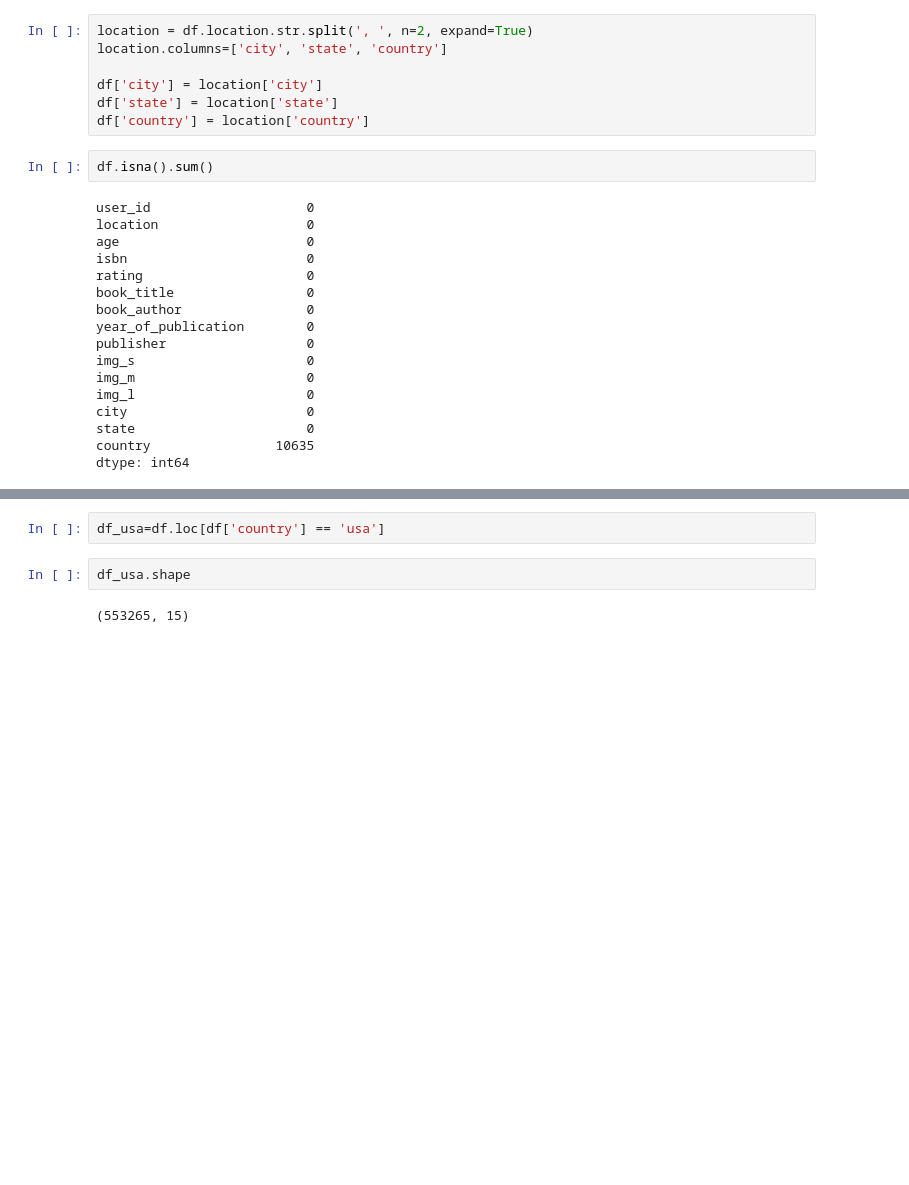
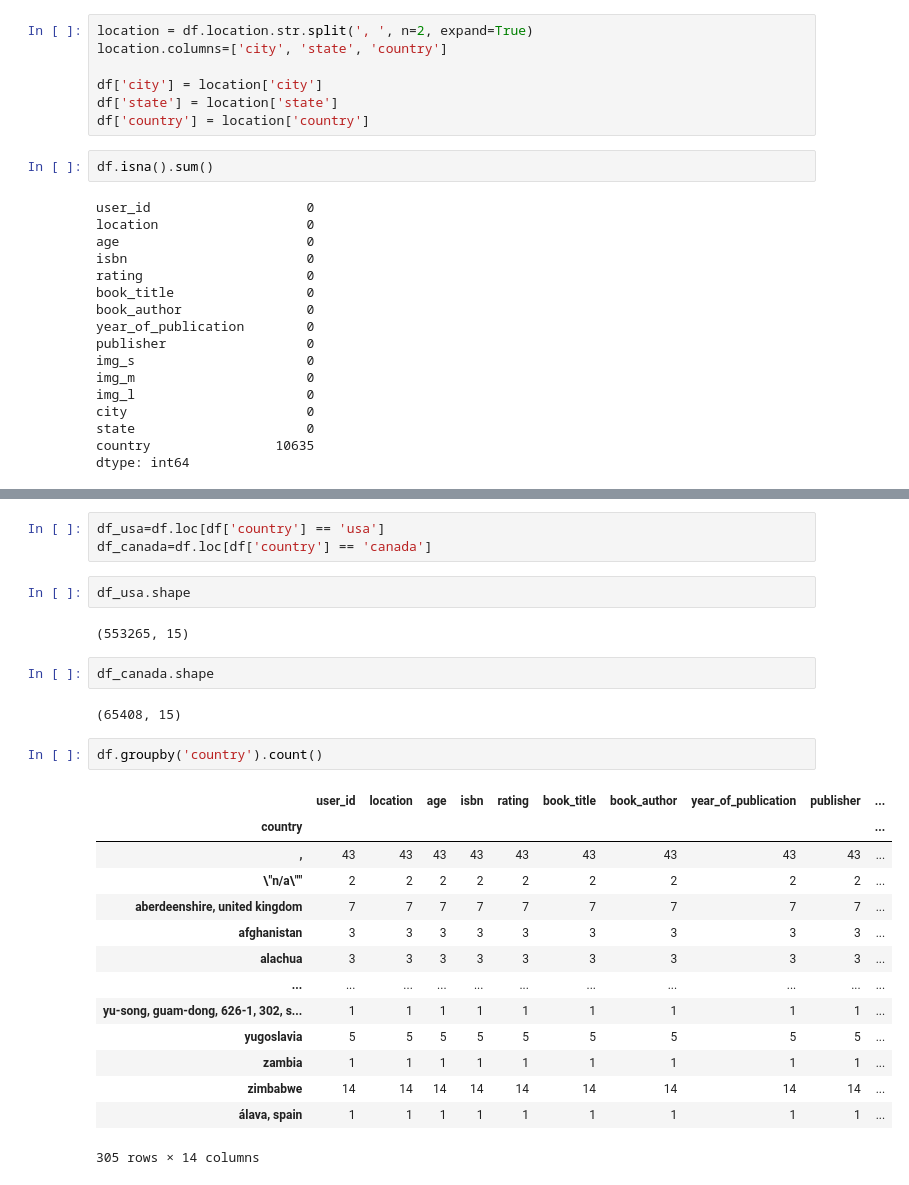
Before and after one commit to vsistla/nlp-biases, a Jupyter notebook: book-reviews/books-review-biases.ipynb, the cells around one changed output, grey strips where cells are left out. Cells and saved outputs as stored; diff of their text form; blank space fills up the shorter version.

Commit message:
Biases by country of origin and age group

```diff
--- a/book-reviews/books-review-biases.ipynb
+++ b/book-reviews/books-review-biases.ipynb
@@ -160,7 +142,29 @@ df.head(5)
 | 7 | 96054 | ottawa, ontario, canada | 29 | 0002005018 | 0 | Clara Callan | Richard Bruce Wright | 2001 | HarperFlamingo Canada | ... |
 # %%
 df_usa=df.loc[df['country'] == 'usa']
+df_canada=df.loc[df['country'] == 'canada']
 # %%
 df_usa.shape
 # %% [output]
 (553265, 15)
+# %%
+df_canada.shape
+# %% [output]
+(65408, 15)
+# %%
+df.groupby('country').count()
+# %% [output]
+|  | user_id | location | age | isbn | rating | book_title | book_author | year_of_publication | publisher | ... |
+| country |  |  |  |  |  |  |  |  |  | ... |
+| , | 43 | 43 | 43 | 43 | 43 | 43 | 43 | 43 | 43 | ... |
+| \"n/a\"" | 2 | 2 | 2 | 2 | 2 | 2 | 2 | 2 | 2 | ... |
+| aberdeenshire, united kingdom | 7 | 7 | 7 | 7 | 7 | 7 | 7 | 7 | 7 | ... |
+| afghanistan | 3 | 3 | 3 | 3 | 3 | 3 | 3 | 3 | 3 | ... |
+| alachua | 3 | 3 | 3 | 3 | 3 | 3 | 3 | 3 | 3 | ... |
+| ... | ... | ... | ... | ... | ... | ... | ... | ... | ... | ... |
+| yu-song, guam-dong, 626-1, 302, s... | 1 | 1 | 1 | 1 | 1 | 1 | 1 | 1 | 1 | ... |
+| yugoslavia | 5 | 5 | 5 | 5 | 5 | 5 | 5 | 5 | 5 | ... |
+| zambia | 1 | 1 | 1 | 1 | 1 | 1 | 1 | 1 | 1 | ... |
+| zimbabwe | 14 | 14 | 14 | 14 | 14 | 14 | 14 | 14 | 14 | ... |
+| álava, spain | 1 | 1 | 1 | 1 | 1 | 1 | 1 | 1 | 1 | ... |
+305 rows × 14 columns
```
Also changed, not shown: parts of 9 cells of this notebook.
